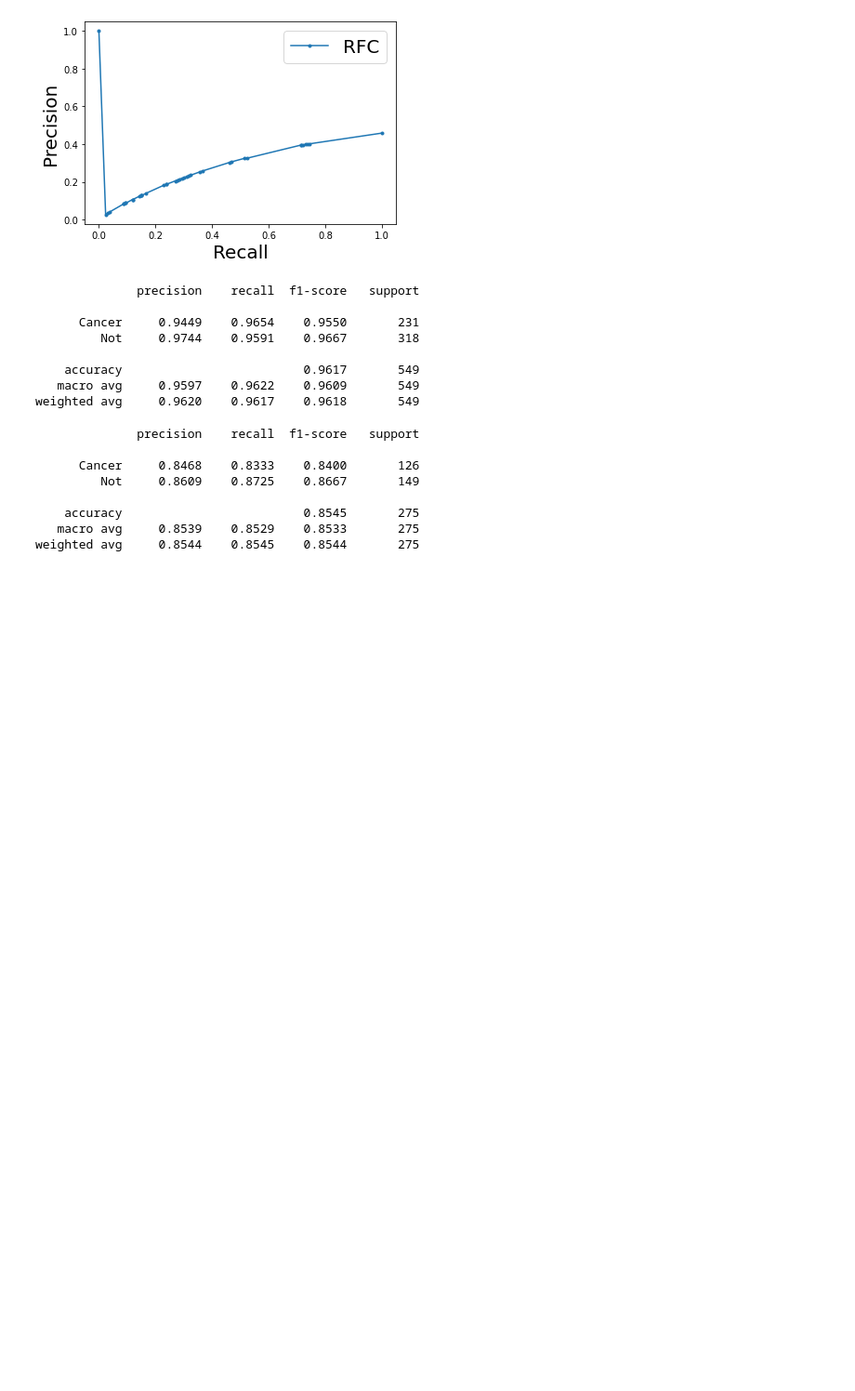
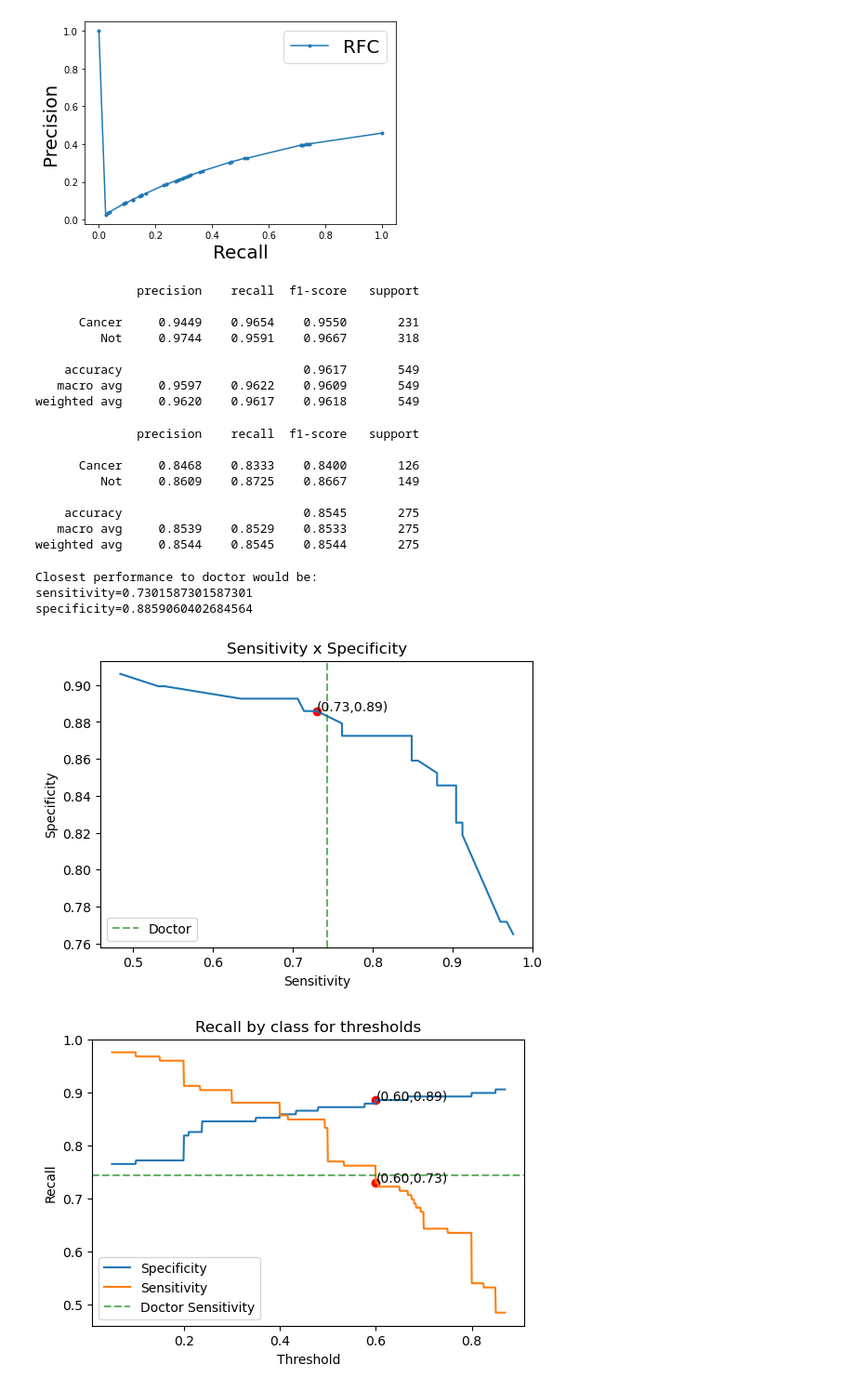
Before and after one commit to CEDipEngineering/ComputerAidedSkinCancerIdentificationAndDiagnosis, a Jupyter notebook: experiments/samuel/metadata_classifier_4.ipynb, the cells around one changed output. Shown at 93% size. Saved outputs shown, nothing was run; the diff lists cells and outputs as text; code cells hidden in the pictures; blank space fills up the shorter version.

```diff
--- a/experiments/samuel/metadata_classifier_4.ipynb
+++ b/experiments/samuel/metadata_classifier_4.ipynb
@@ -583,3 +583,58 @@ print(classification_report(y_test, y_pred_test, digits = 4))
     accuracy                         0.8545       275
    macro avg     0.8539    0.8529    0.8533       275
 weighted avg     0.8544    0.8545    0.8544       275
+# %%
+def apply_threshold(thr, preds):
+    return ["Cancer" if i[0] > thr else "Not" for i in preds]
+
+preds_best_proba = rfc_clf_bin.predict_proba(x_test)
+
+res = list()
+for i in np.arange(0.05, 0.87, 0.001):
+    rep = classification_report(y_test, apply_threshold(i, preds_best_proba), output_dict=True)
+    sens, spec = rep['Cancer']['recall'], rep['Not']['recall']
+    res.append([i, sens, spec])
+res = np.array(res)
+# %%
+thr = res[:,0]
+sensitivity = res[:,1]
+specificity = res[:,2]
+
+i = 0
+s = sensitivity[i]
+while s > 0.734:
+    i+=1
+    s = sensitivity[i]
+print("Closest performance to doctor would be:\nsensitivity={}\nspecificity={}".format(sensitivity[i], specificity[i]))
+
+SIZE=(6,4)
+plt.figure(figsize=SIZE)
+plt.plot(sensitivity, specificity);
+plt.axvline(0.743, label="Doctor", c='g', alpha=0.6, ls='--')
+plt.title("Sensitivity x Specificity")
+plt.xlabel("Sensitivity")
+plt.ylabel("Specificity")
+plt.scatter(sensitivity[i], specificity[i], c='r')
+plt.annotate("({:.2f},{:.2f})".format(sensitivity[i], specificity[i]), (sensitivity[i], specificity[i]))
+plt.legend(loc=3)
+plt.show()
+
+plt.figure(figsize=SIZE)
+plt.plot(thr, specificity,label='Specificity')
+plt.plot(thr, sensitivity,label='Sensitivity')
+plt.axhline(0.743, label="Doctor Sensitivity", c='g', alpha=0.6, ls='--')
+plt.title("Recall by class for thresholds")
+plt.xlabel("Threshold")
+plt.ylabel("Recall")
+plt.scatter(thr[i], sensitivity[i], c='r')
+plt.scatter(thr[i], specificity[i], c='r')
+plt.annotate("({:.2f},{:.2f})".format(thr[i], sensitivity[i]), (thr[i], sensitivity[i]))
+plt.annotate("({:.2f},{:.2f})".format(thr[i], specificity[i]), (thr[i], specificity[i]))
+plt.legend()
+plt.show();
+# %% [output]
+Closest performance to doctor would be:
+sensitivity=0.7301587301587301
+specificity=0.8859060402684564
+[figure, added]
+[figure, added]
```
Also changed, not shown: parts of 10 cells of this notebook, 1 other file.
